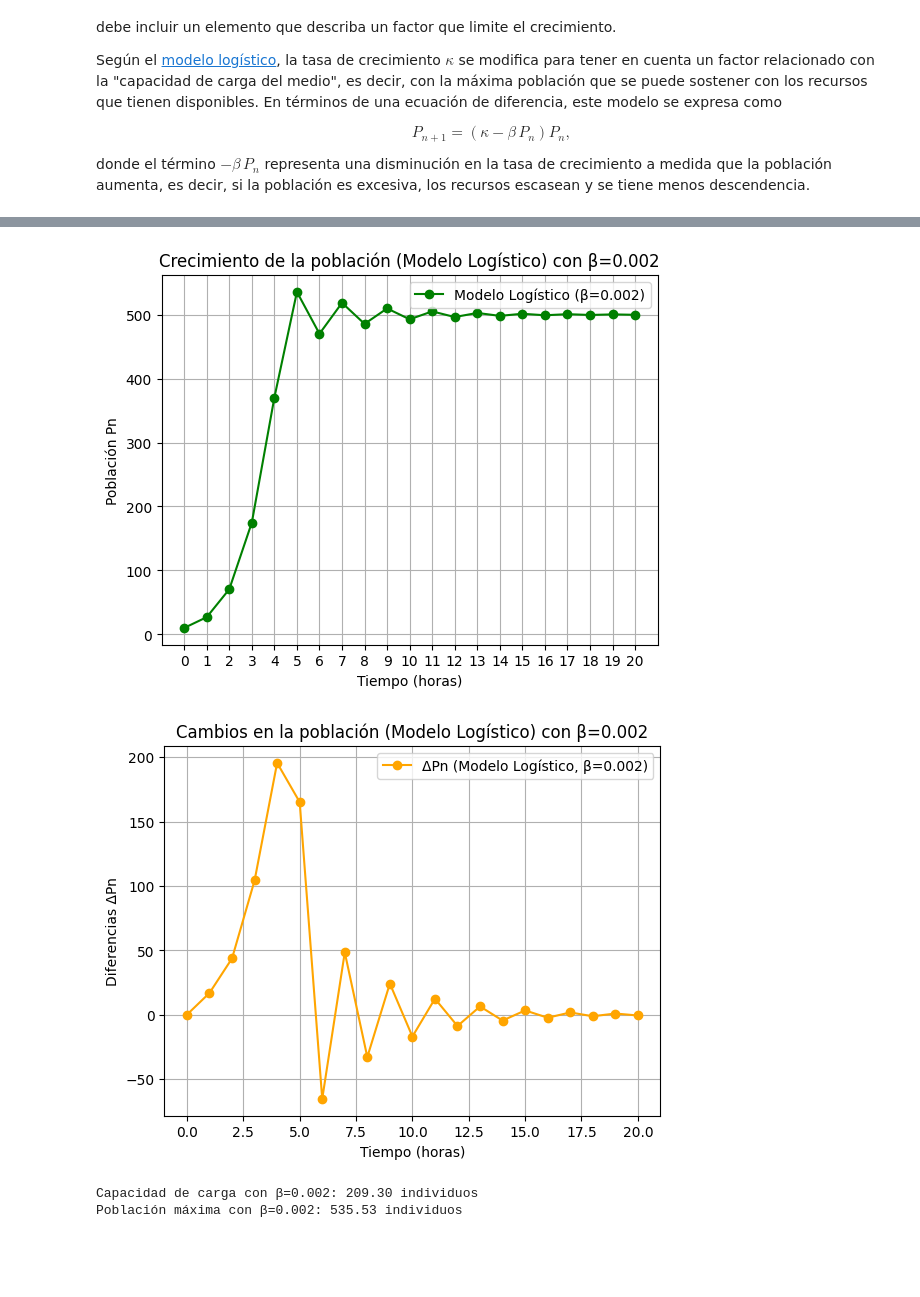
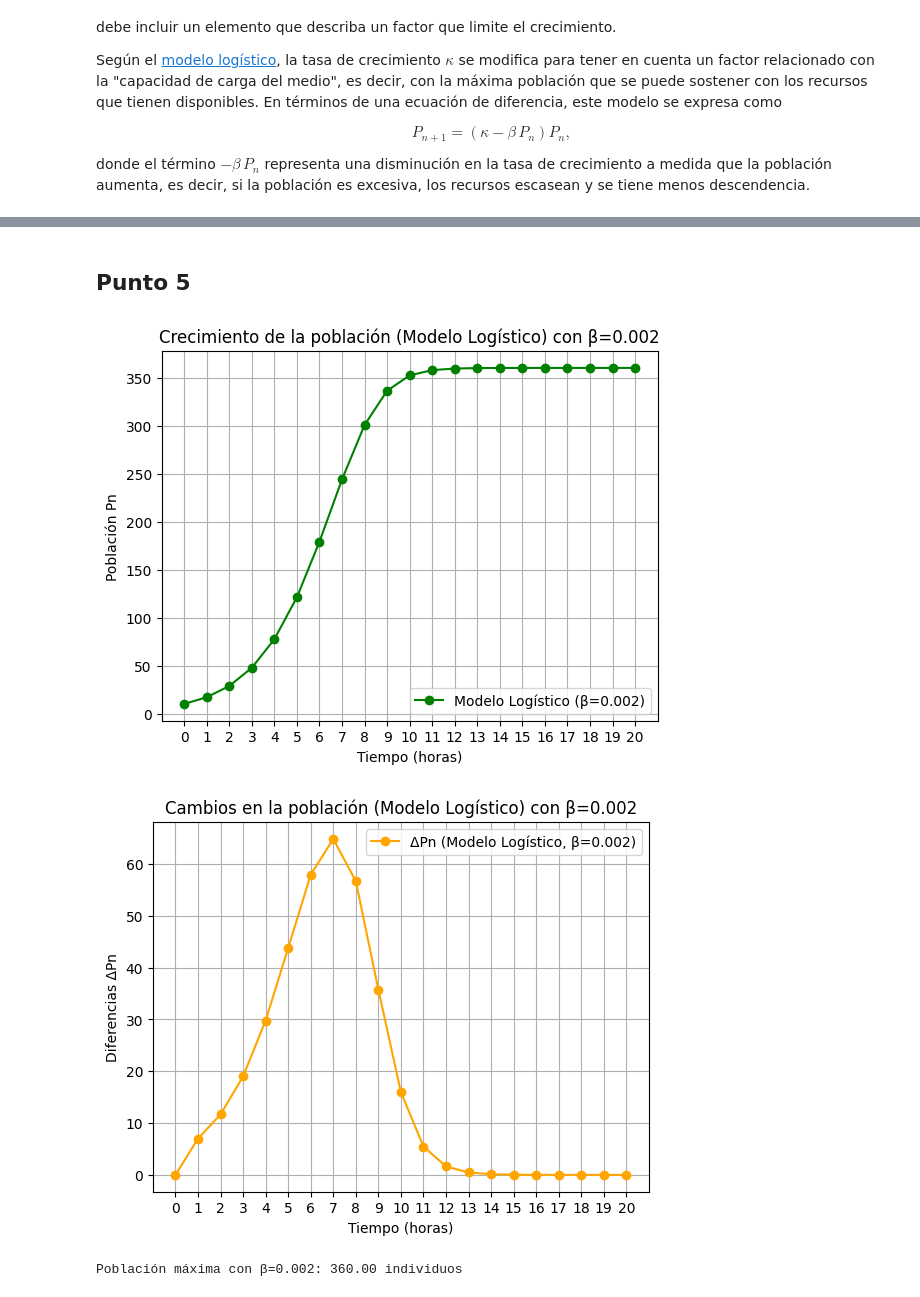
Before and after one commit to JsebastianUVPRQ/classical_trajectory, a Jupyter notebook: Intro_modeling_math/tll/taller7_imm.ipynb, the cells around one changed output, grey strips where cells are left out. Drawn from its saved outputs; the diff is of its cells as text; code cells hidden in the pictures; blank space fills up the shorter version.

```diff
--- a/Intro_modeling_math/tll/taller7_imm.ipynb
+++ b/Intro_modeling_math/tll/taller7_imm.ipynb
@@ -12,7 +14,7 @@ donde el término $-\beta\,P_n$ representa una disminución en la tasa de crecim
 # %%
 import numpy as np
 import matplotlib.pyplot as plt
-from sympy import symbols, Eq, solve
+
 
 # Parámetros del modelo logístico
 kappa = 1.72
@@ -26,7 +28,7 @@ n = 0
 
 # Calcular la población durante 20 horas
 while n < horas:
-    Pn = P[n] + kappa * P[n] * (1 - beta * P[n])
+    Pn = P[n] * (kappa - beta * P[n])
     P.append(Pn)
     n += 1
 
@@ -41,14 +43,4 @@ plt.title("Crecimiento de la población de levaduras (Modelo Logístico)")
 plt.grid(True)
 plt.legend(loc='center right')
 plt.show()
-
-# Determinación de la capacidad de carga (punto de equilibrio resuelto analíticamente, es decir
-# usando la relación |Pn - F(Pn)| = 0
-Pn = symbols('Pn')
-F = kappa * Pn * (1 - beta * Pn)
-eq = Eq(Pn - F, 0)
-capacidad_carga = solve(eq, Pn)
-
-
-print(f"Capacidad de carga (población máxima): {capacidad_carga[1]:.2f} individuos")
 # %% [output]
@@ -71,14 +109,14 @@ horas = 20
 P_logistico = [P0]
 n = 0
 while n < horas:
-    Pn = P_logistico[n] + kappa * P_logistico[n] * (1 - beta * P_logistico[n])
+    Pn = P_logistico[n] * (kappa - beta * P_logistico[n])
     P_logistico.append(Pn)
     n += 1
 
 # Modelo exponencial
 P_exponencial = [P0]
 for n in range(horas):
-    Pn = P_exponencial[n] + kappa * P_exponencial[n]
+    Pn = kappa * P_exponencial[n]
     P_exponencial.append(Pn)
 
 # Graficar la comparación de los dos modelos (Graficas separadas)
@@ -106,9 +148,9 @@ plt.legend()
 # %%
-# Cálculo de las diferencias ΔPn para el modelo logístico
-Delta_P = [0]  # ΔP0 = 0
+# Cálculo de las diferencias Delta Pn = Pn * (k - 1) - Beta * Pn^2
+Delta_P = [0]
 for n in range(horas):
-    delta = P_logistico[n+1] - P_logistico[n]
-    Delta_P.append(delta)
+    Delta_Pn = P_logistico[n] * (kappa - 1) - beta * P_logistico[n]**2
+    Delta_P.append(Delta_Pn)
 
 # Graficar las diferencias ΔPn
 plt.plot(tiempo, Delta_P, label="ΔPn (Modelo Logístico)", marker='o', color='r')
@@ -130,0 +173,2 @@ El mayor cambio en la población ocurre en la hora 5, con un incremento de 425.6
+# %% [markdown]
+## Punto 5
@@ -131,53 +189,44 @@ El mayor cambio en la población ocurre en la hora 5, con un incremento de 425.6
 # %%
-import numpy as np
-import matplotlib.pyplot as plt
-from sympy import symbols, Eq, solve
 
 # Ahora recalculamos usando beta = 0.002
 beta_new = 0.002
 P_logistico_new = [P0]
 n = 0
 while n < horas:
-    Pn = P_logistico_new[n] + kappa * P_logistico_new[n] * (1 - beta_new * P_logistico_new[n])
+    Pn = P_logistico_new[n] * (kappa - beta_new * P_logistico_new[n])
     P_logistico_new.append(Pn)
     n += 1
 
 # Cálculo de las diferencias ΔPn con el nuevo beta
-Delta_P_new = [0]  # ΔP0 = 0
+Delta_P_new = [0]
+
 for n in range(horas):
-    delta = P_logistico_new[n+1] - P_logistico_new[n]
+    delta = P_logistico_new[n] * (kappa - 1) - beta_new * P_logistico_new[n]**2
     Delta_P_new.append(delta)
+
 
 # Graficar el comportamiento con el nuevo beta
 plt.plot(tiempo, P_logistico_new, label="Modelo Logístico (β=0.002)", marker='o', color='g')
 plt.xticks(np.arange(0, horas+1, 1))
 plt.xlabel("Tiempo (horas)")
 plt.ylabel("Población Pn")
 plt.title("Crecimiento de la población (Modelo Logístico) con β=0.002")
 plt.grid(True)
 plt.legend()
 plt.show()
 
 # Graficar las diferencias ΔPn con el nuevo beta
 plt.plot(tiempo, Delta_P_new, label="ΔPn (Modelo Logístico, β=0.002)", marker='o', color='orange')
 plt.xticks(np.arange(0, horas+1, 1))
 plt.xlabel("Tiempo (horas)")
 plt.ylabel("Diferencias ΔPn")
 plt.title("Cambios en la población (Modelo Logístico) con β=0.002")
 plt.grid(True)
 plt.legend()
 plt.show()
 
-# Capacidad de carga con el nuevo beta
-Pn = symbols('Pn')
-F = kappa * Pn * (1 - beta_new * Pn)
-eq = Eq(Pn - F, 0)
-capacidad_carga_new = solve(eq, Pn)
-
-print(f"Capacidad de carga con β=0.002: {capacidad_carga_new[1]:.2f} individuos")
 print(f"Población máxima con β=0.002: {max(P_logistico_new):.2f} individuos")
 # %% [output]
-[figure, old version]
+[figure, new version]
-[figure, old version]
+[figure, new version]
-Capacidad de carga con β=0.002: 209.30 individuos
-Población máxima con β=0.002: 535.53 individuos
+Población máxima con β=0.002: 360.00 individuos
```
Also changed, not shown: parts of 10 cells of this notebook, 2 other files.
